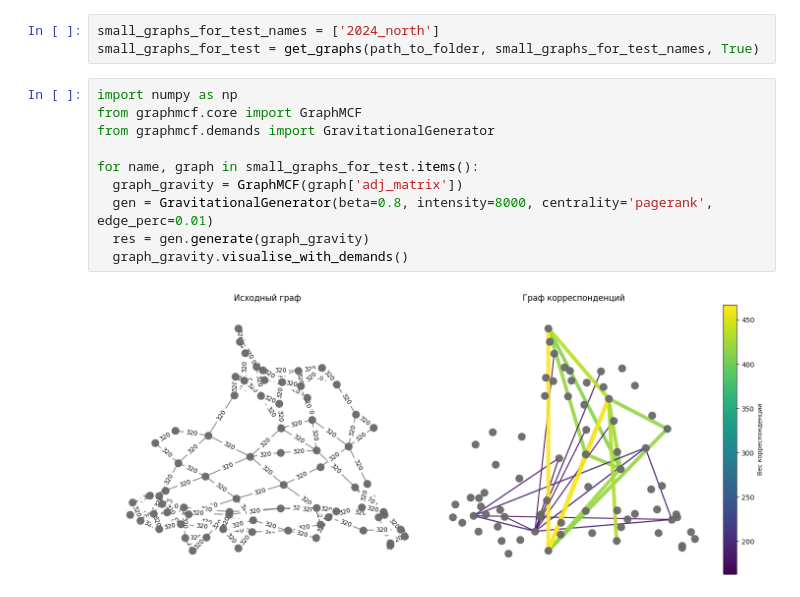
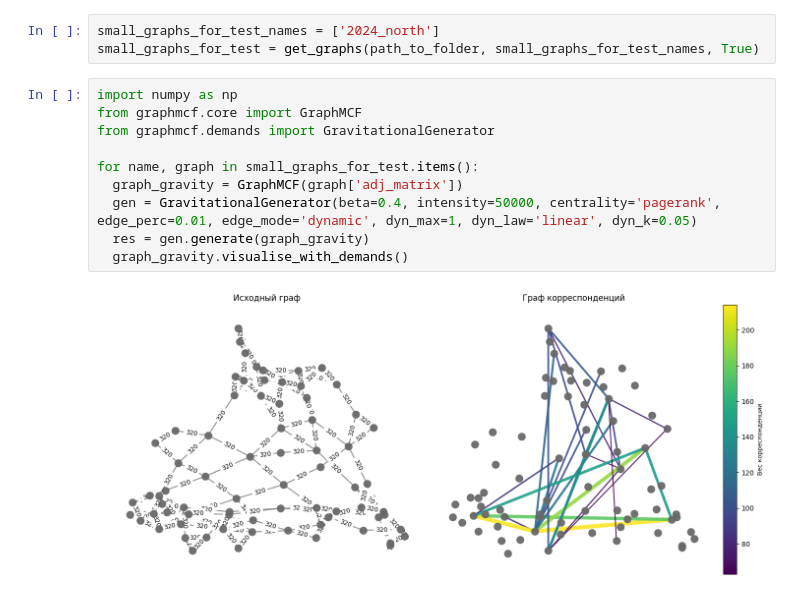
Before and after one commit to Karasiari/Graphs, a Jupyter notebook: GravityResearch.ipynb, the cells around one changed output. Saved outputs shown, nothing was run; the diff lists cells and outputs as text.

```diff
--- a/GravityResearch.ipynb
+++ b/GravityResearch.ipynb
@@ -213,15 +213,15 @@ small_graphs_for_test = get_graphs(path_to_folder, small_graphs_for_test_names,
 # %%
 import numpy as np
 from graphmcf.core import GraphMCF
 from graphmcf.demands import GravitationalGenerator
 
 for name, graph in small_graphs_for_test.items():
   graph_gravity = GraphMCF(graph['adj_matrix'])
-  gen = GravitationalGenerator(beta=0.8, intensity=8000, centrality='pagerank', edge_perc=0.01)
+  gen = GravitationalGenerator(beta=0.4, intensity=50000, centrality='pagerank', edge_perc=0.01, edge_mode='dynamic', dyn_max=1, dyn_law='linear', dyn_k=0.05)
   res = gen.generate(graph_gravity)
   graph_gravity.visualise_with_demands()
 # %% [output]
-[figure, old version]
+[figure, new version]
 # %%
 from graphmcf.data import compute_laplacian_matrix
 
```
Also changed, not shown: parts of 3 cells of this notebook.
